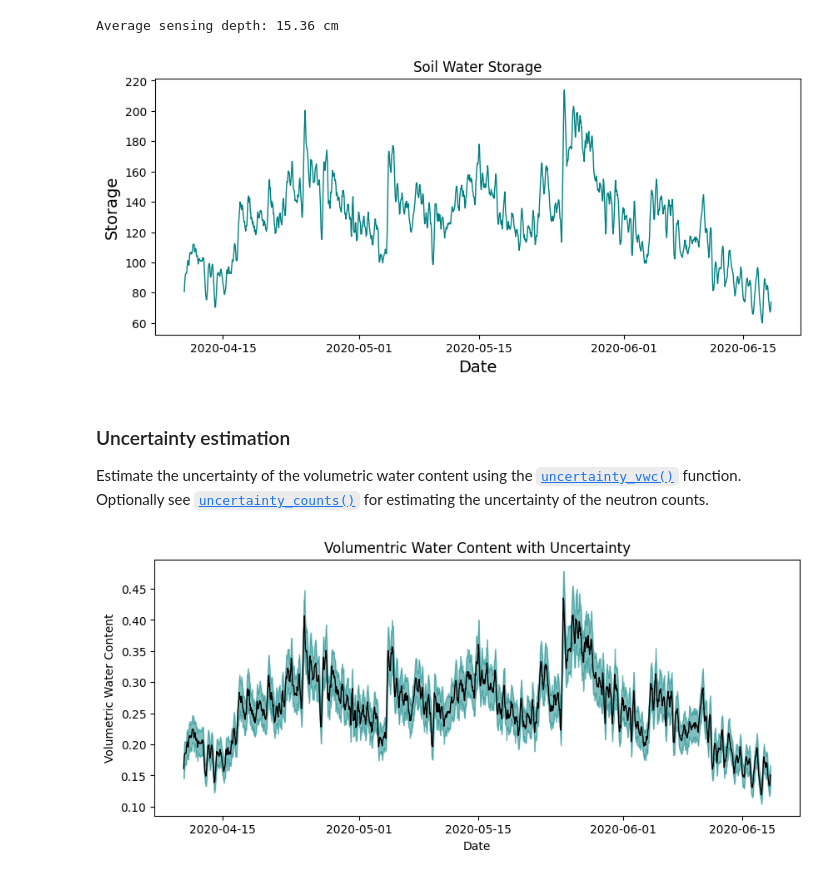
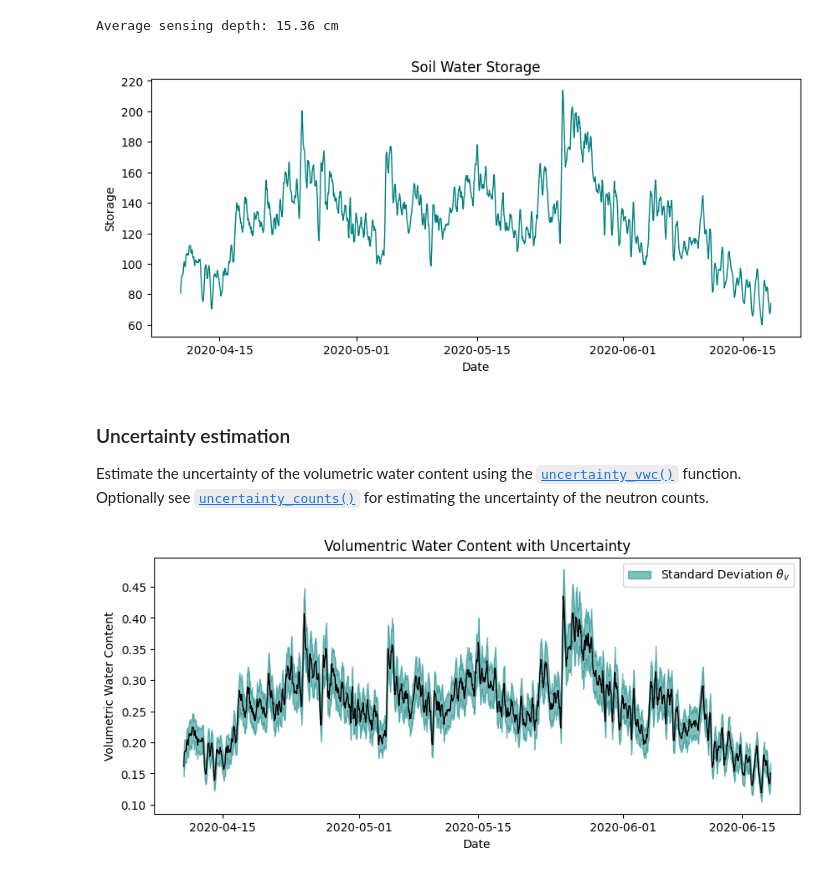
Before and after one commit to soilwater/crnpy, a Jupyter notebook: examples/stationary/example_RDT_station/example_RDT_station.ipynb, the cells around one changed output. Saved outputs shown, nothing was run; the diff lists cells and outputs as text; code cells hidden in the pictures.

```diff
--- a/examples/stationary/example_RDT_station/example_RDT_station.ipynb
+++ b/examples/stationary/example_RDT_station/example_RDT_station.ipynb
@@ -214,20 +217,20 @@ df['storage'] = np.sum([surface*z_surface, subsurface*z_subsurface], axis=0)
 # %%
 # Plot the obtained time series of soil water storage
 # Create a new figure and plot the data
 fig, ax = plt.subplots(figsize=(10, 4))  # Set the figure size
 ax.plot(df['timestamp'], df['storage'], color='teal', linewidth=1.0)
 
 # Set the labels for the x-axis and y-axis
-ax.set_xlabel("Date", fontsize=14)
-ax.set_ylabel("Storage", fontsize=14)
+ax.set_xlabel("Date")
+ax.set_ylabel("Storage")
 
 # Set the title of the plot
 ax.set_title('Soil Water Storage')
 
 # Show the plot
 plt.show()
 # %% [output]
-[figure, old version]
+[figure, new version]
 # %% [markdown]
 ### Uncertainty estimation
 
@@ -239,10 +242,11 @@ df['sigma_VWC'] = crnpy.uncertainty_vwc(df['total_raw_counts'], N0=N0_rdt, bulk_
 # Plot the VWC with uncertainty as a shaded area
 fig, ax = plt.subplots(figsize=(10, 4))  # Set the figure size
 ax.plot(df['timestamp'], df['VWC'], color='black', linewidth=1.0)
-ax.fill_between(df['timestamp'], df['VWC']-df['sigma_VWC'], df['VWC']+df['sigma_VWC'], color='teal', alpha=0.5)
+ax.fill_between(df['timestamp'], df['VWC']-df['sigma_VWC'], df['VWC']+df['sigma_VWC'], color='teal', alpha=0.5, label = r"Standard Deviation $\theta_v$")
 ax.set_title('Volumentric Water Content with Uncertainty')
 ax.set_xlabel("Date")
 ax.set_ylabel("Volumetric Water Content")
+plt.legend()
 plt.show()
 # %% [output]
-[figure, old version]
+[figure, new version]
```
Also changed, not shown: parts of 4 cells of this notebook, 4 other files.
